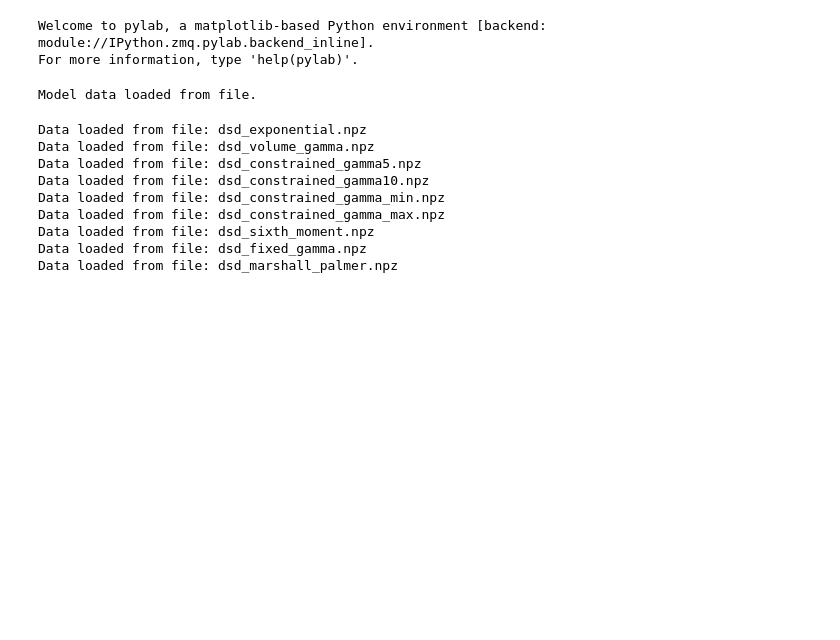
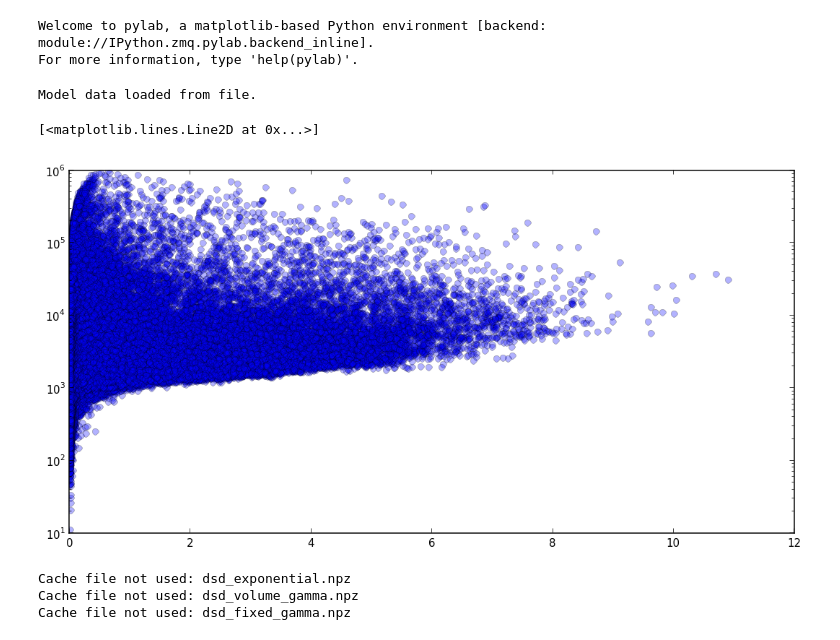
Before and after one commit to dopplershift/DissertationCode, a Jupyter notebook: notebooks/DSD Comparison.ipynb, the cells around one changed output. Cells and saved outputs as stored; diff of their text form; code cells hidden in the pictures; blank space fills up the shorter version.

```diff
--- a/notebooks/DSD Comparison.ipynb
+++ b/notebooks/DSD Comparison.ipynb
@@ -11,7 +10,8 @@ The constrained gamma approach uses the $\Lambda-\mu$ relation to constrain the
 ## Calculation
 # %%
 %pylab inline
-figsize(12, 9)
+figsize(12, 6)
+plt.rcParams['savefig.dpi'] = 108
 # %% [output]
 Welcome to pylab, a matplotlib-based Python environment [backend: module://IPython.zmq.pylab.backend_inline].
 For more information, type 'help(pylab)'.
@@ -157,5 +90,10 @@ except IOError:
     print 'Model data recalculated.'
 # %% [output]
 Model data loaded from file.
+# %%
+plt.semilogy(qr, nr, 'bo', alpha=0.3, linestyle='none')
+# %% [output]
+[<matplotlib.lines.Line2D at 0x...>]
+[figure, added]
 # %%
 # Scattering Parameters
@@ -166,12 +103,7 @@ d = np.logspace(-6, 1, 500).astype(np.float32).reshape(-1,1) * pq.mm
 # %%
-alg_results = dict(zip(dsd_algs, (alg(d, nr, qr, wavelength, temp) for alg in dsd_algs)))
+from collections import OrderedDict
+alg_results = OrderedDict(zip(dsd_algs, (alg(d, nr, qr, wavelength, temp) for alg in dsd_algs)))
 # %% [output]
-Data loaded from file: dsd_exponential.npz
-Data loaded from file: dsd_volume_gamma.npz
-Data loaded from file: dsd_constrained_gamma5.npz
-Data loaded from file: dsd_constrained_gamma10.npz
-Data loaded from file: dsd_constrained_gamma_min.npz
-Data loaded from file: dsd_constrained_gamma_max.npz
-Data loaded from file: dsd_sixth_moment.npz
-Data loaded from file: dsd_fixed_gamma.npz
-Data loaded from file: dsd_marshall_palmer.npz
+Cache file not used: dsd_exponential.npz
+Cache file not used: dsd_volume_gamma.npz
+Cache file not used: dsd_fixed_gamma.npz
```
Also changed, not shown: parts of 35 cells of this notebook.
